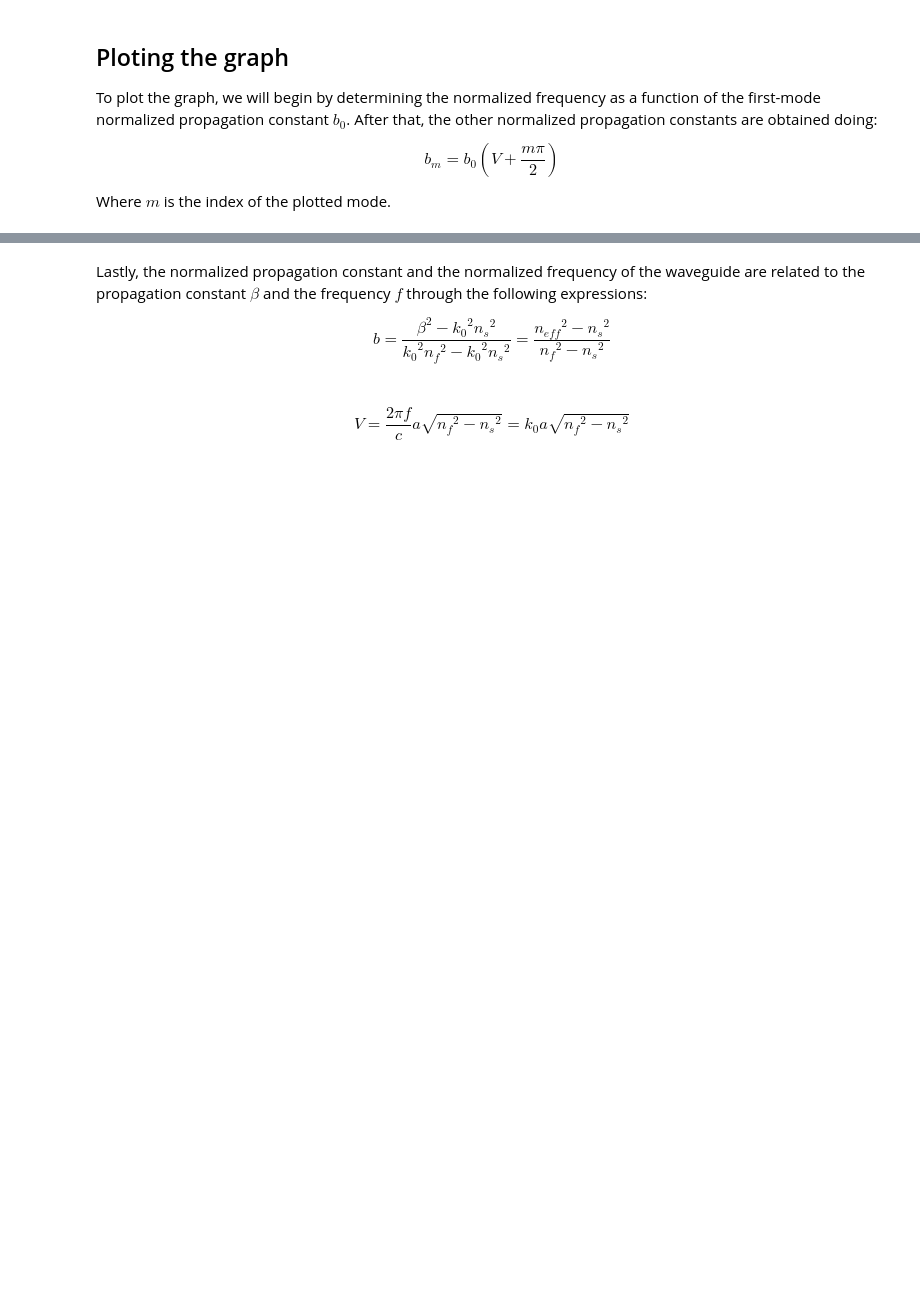
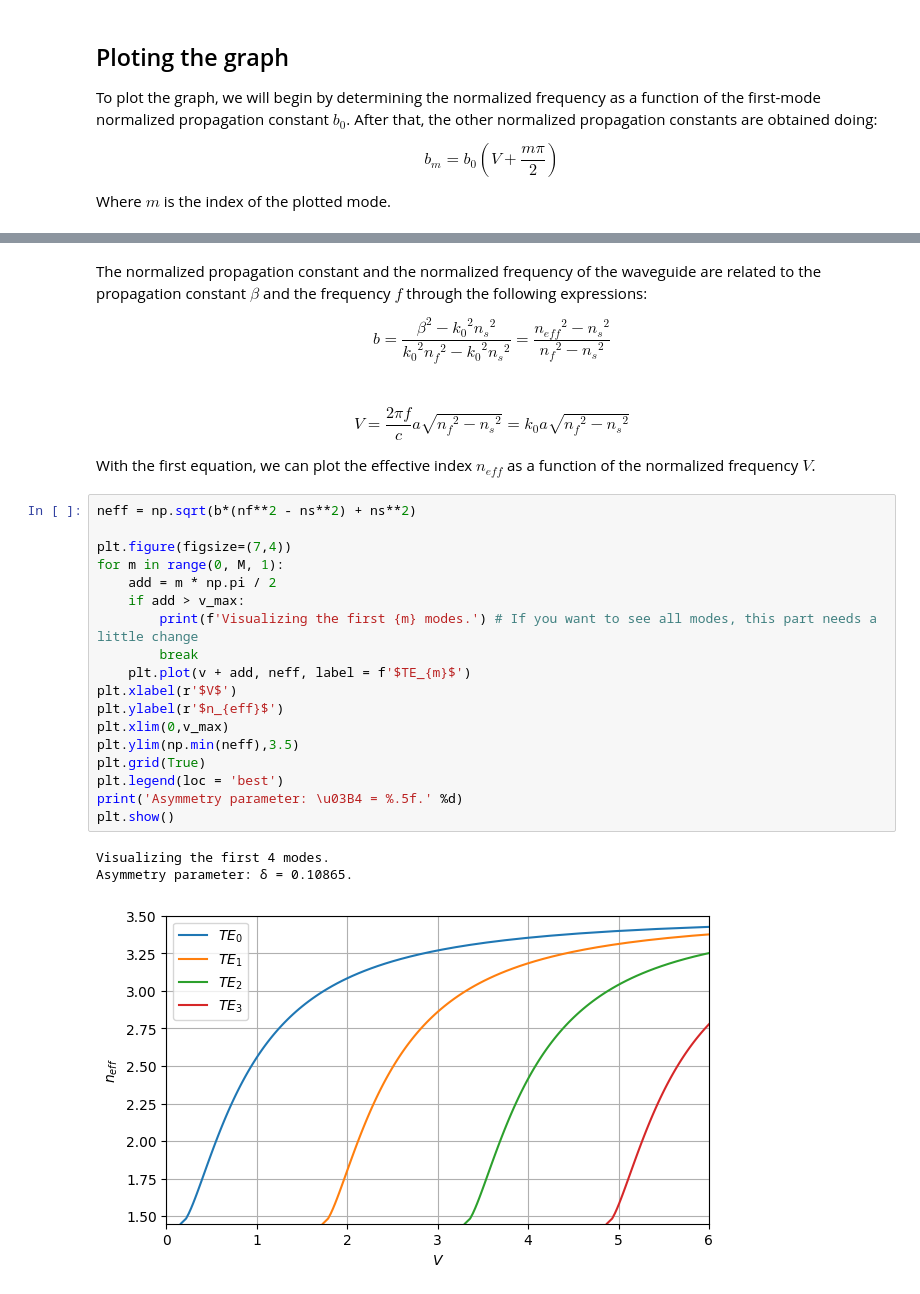
Before and after one commit to LucasGabrielMelo/Capacita-o---Fot-nica, a Jupyter notebook: waveguides/Propagating modes/Normalized propagation constant x normalized frequency.ipynb, the cells around one changed output, grey strips where cells are left out. Saved outputs shown, nothing was run; the diff lists cells and outputs as text; blank space fills up the shorter version.

```diff
--- a/waveguides/Propagating modes/Normalized propagation constant x normalized frequency.ipynb
+++ b/waveguides/Propagating modes/Normalized propagation constant x normalized frequency.ipynb
@@ -88,10 +88,34 @@ Visualizing the first 4 modes.
 Asymmetry parameter: δ = 0.10865.
 [figure]
 # %% [markdown]
-Lastly, the normalized propagation constant and the normalized frequency of the waveguide are related to the propagation constant $\beta$ and the frequency $f$ through the following expressions:
+The normalized propagation constant and the normalized frequency of the waveguide are related to the propagation constant $\beta$ and the frequency $f$ through the following expressions:
 
 $$b = \frac{\beta^{2}-{k_{0}}^{2}{n_{s}}^{2}}{{k_{0}}^{2}{n_{f}}^{2}-{k_{0}}^{2}{n_{s}}^{2}} = \frac{{n_{eff}}^{2} - {n_{s}}^{2}}{{n_{f}}^{2} - {n_{s}}^{2}}$$
 
 <br>
 
 $$V = \frac{2\pi f}{c}a\sqrt{{n_{f}}^{2} - {n_{s}}^{2}} = k_{0}a\sqrt{{n_{f}}^{2} - {n_{s}}^{2}}$$
+
+With the first equation, we can plot the effective index $n_{eff}$ as a function of the normalized frequency $V$.
+# %%
+neff = np.sqrt(b*(nf**2 - ns**2) + ns**2)
+
+plt.figure(figsize=(7,4))
+for m in range(0, M, 1):
+    add = m * np.pi / 2
+    if add > v_max:
+        print(f'Visualizing the first {m} modes.') # If you want to see all modes, this part needs a little change
+        break
+    plt.plot(v + add, neff, label = f'$TE_{m}$')
+plt.xlabel(r'$V$')
+plt.ylabel(r'$n_{eff}$')
+plt.xlim(0,v_max)
+plt.ylim(np.min(neff),3.5)
+plt.grid(True)
+plt.legend(loc = 'best')
+print('Asymmetry parameter: \u03B4 = %.5f.' %d)
+plt.show()
+# %% [output]
+Visualizing the first 4 modes.
+Asymmetry parameter: δ = 0.10865.
+[figure, added]
```
Also changed, not shown: parts of 4 cells of this notebook.
